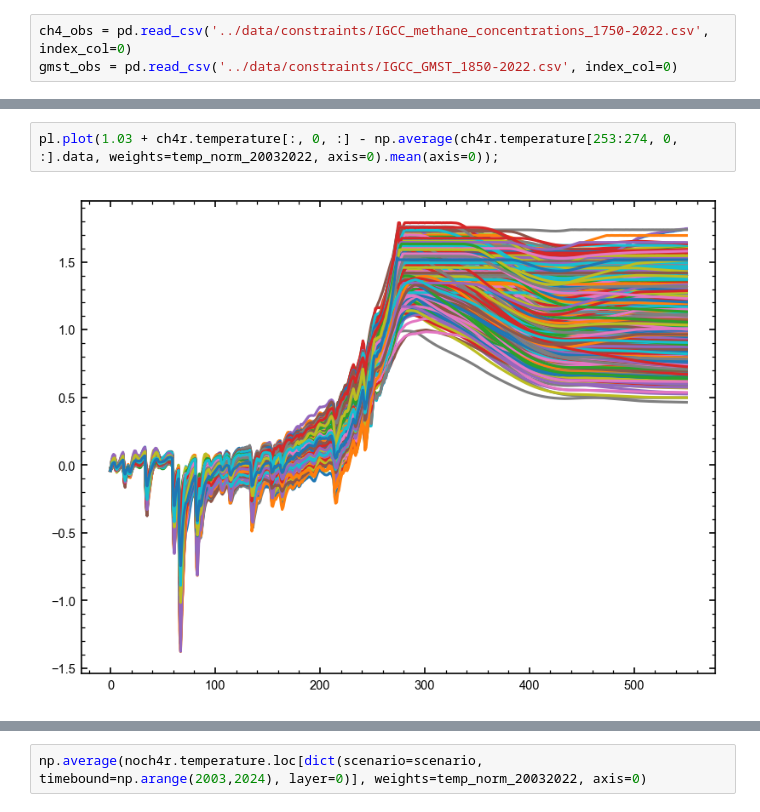
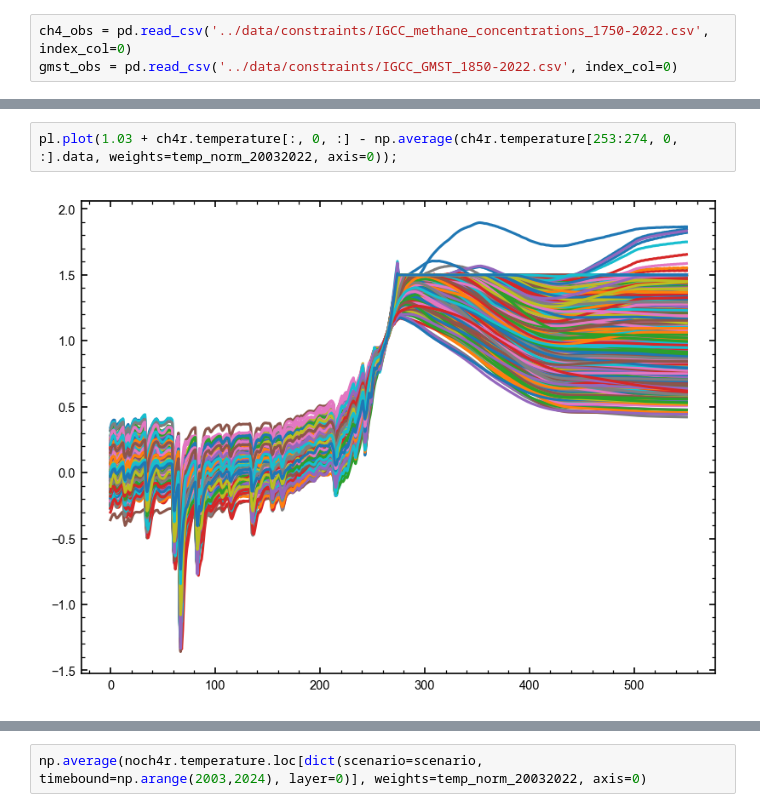
Before and after one commit to chrisroadmap/methane-mitigation, a Jupyter notebook: notebooks/analyse-1.4.0.ipynb, the cells around one changed output, grey strips where cells are left out. Drawn from its saved outputs; the diff is of its cells as text.

```diff
--- a/notebooks/analyse-1.4.0.ipynb
+++ b/notebooks/analyse-1.4.0.ipynb
@@ -1209,4 +1224,4 @@ pl.savefig('../plots/historical_cal-1.4.0.pdf')
 # %%
-pl.plot(1.03 + ch4r.temperature[:, 0, :] - np.average(ch4r.temperature[253:274, 0, :].data, weights=temp_norm_20032022, axis=0).mean(axis=0));
+pl.plot(1.03 + ch4r.temperature[:, 0, :] - np.average(ch4r.temperature[253:274, 0, :].data, weights=temp_norm_20032022, axis=0));
 # %% [output]
-[figure, old version]
+[figure, new version]
```
Also changed, not shown: parts of 27 cells of this notebook, 41 other files.
